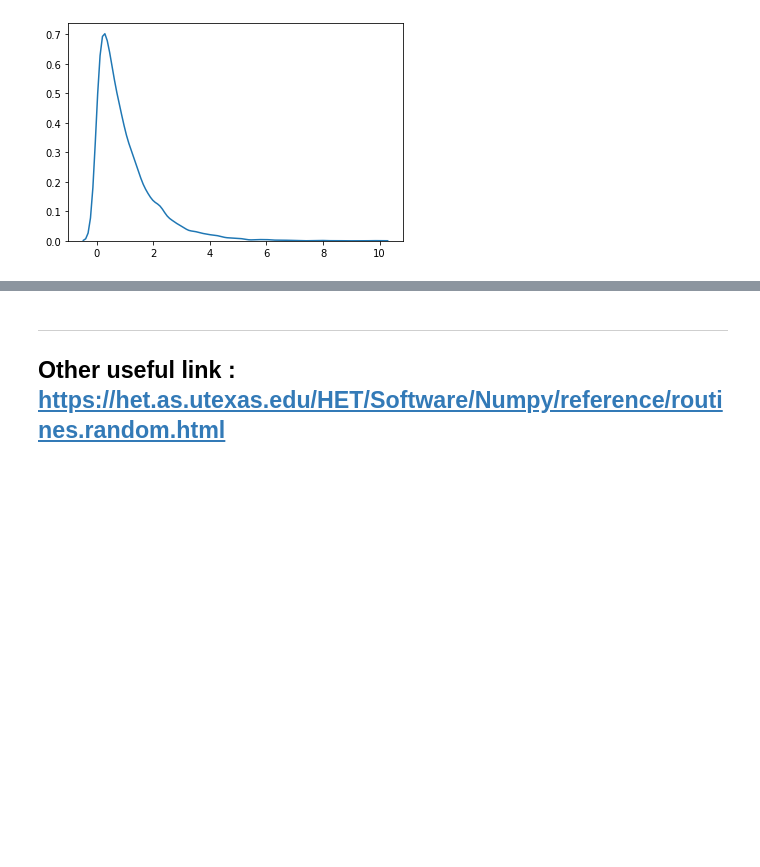
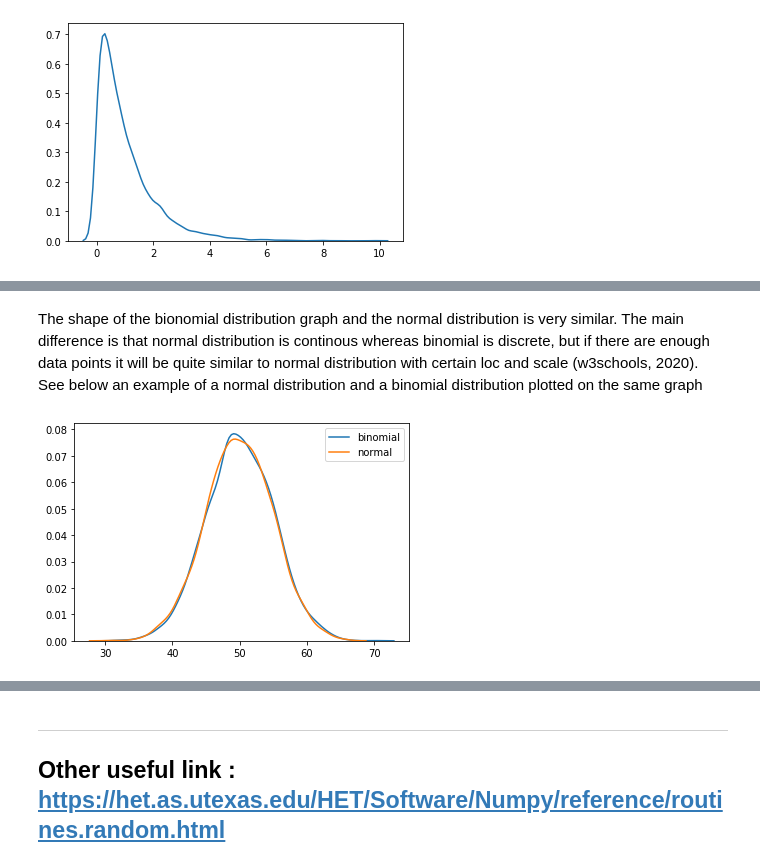
Before and after one commit to Willie2511/Programming_for_DA, a Jupyter notebook: ProgDA_Assignment.ipynb, the cells around one changed output, grey strips where cells are left out. Drawn from its saved outputs; the diff is of its cells as text; code cells hidden in the pictures; blank space fills up the shorter version.

```diff
--- a/ProgDA_Assignment.ipynb
+++ b/ProgDA_Assignment.ipynb
@@ -352,0 +305,13 @@ size - The shape of the returned array.
+# %% [markdown]
+The shape of the bionomial distribution graph and the normal distribution is very similar. The main difference is that normal distribution is continous whereas binomial is discrete, but if there are enough data points it will be quite similar to normal distribution with certain loc and scale (w3schools, 2020). See below an example of a normal distribution and a binomial distribution plotted on the same graph
+# %%
+import numpy as np
+import matplotlib.pyplot as plt
+import seaborn as sns
+
+sns.distplot(np.random.binomial(n=100, p=0.5, size=5000), hist=False, label='binomial')
+sns.distplot(np.random.normal(loc=50, scale=5, size=5000), hist=False, label='normal')
+
+plt.show()
+# %% [output]
+[figure, added]
```
Also changed, not shown: parts of 13 cells of this notebook.
